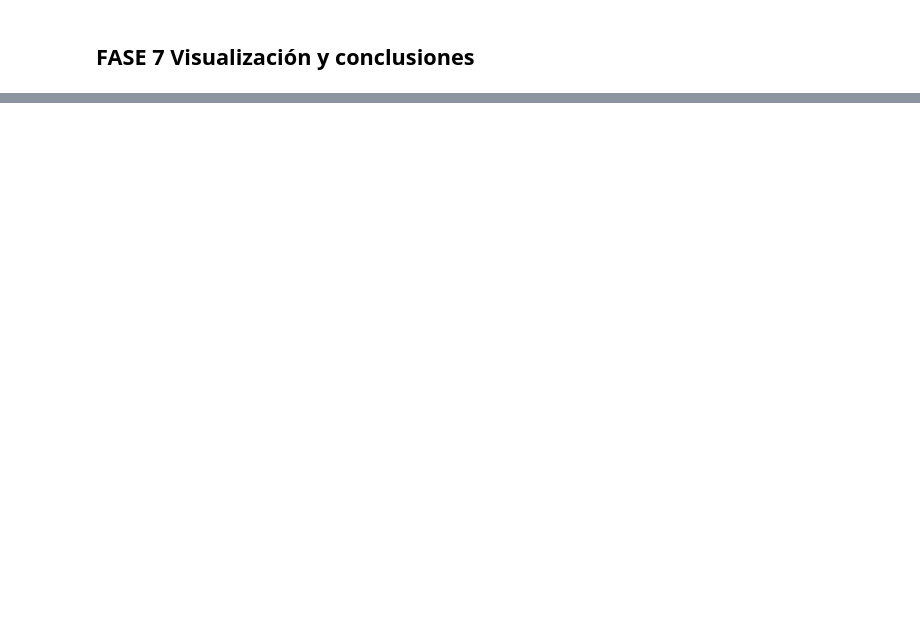
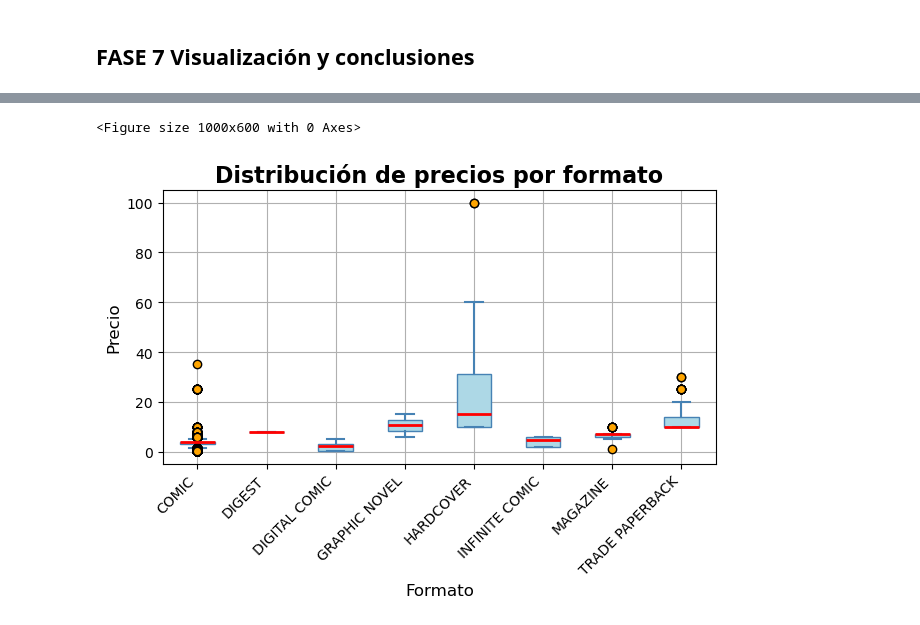
Before and after one commit to AntonioDavid333/tarea2-mongoDB, a Jupyter notebook: act1.ipynb, the cells around one changed output, grey strips where cells are left out. Cells and saved outputs as stored; diff of their text form; code cells hidden in the pictures; blank space fills up the shorter version.

```diff
--- a/act1.ipynb
+++ b/act1.ipynb
@@ -623,3 +624,5 @@ destino.insert_many(data_to_insert)
 InsertManyResult(['COMIC', 'HARDCOVER', 'TRADE PAPERBACK', 'MAGAZINE', 'DIGITAL COMIC', 'DIGEST', 'INFINITE COMIC', 'GRAPHIC NOVEL'], acknowledged=True)
 # %% [markdown]
 ## FASE 6 Rendimiento y diseño
+# %%
+curated = db["curated_marvel"]
@@ -627,0 +705,29 @@ InsertManyResult(['COMIC', 'HARDCOVER', 'TRADE PAPERBACK', 'MAGAZINE', 'DIGITAL
+# %%
+# Datos originales de precio y formato
+df_prices = pd.DataFrame(curated.find({}, {"Format":1, "Price":1}))
+
+plt.figure(figsize=(10,6))
+
+# Boxplot con colores personalizados
+box = df_prices.boxplot(
+    column="Price",
+    by="Format",
+    patch_artist=True,
+    boxprops=dict(facecolor='lightblue', color='steelblue'),
+    medianprops=dict(color='red', linewidth=2),
+    whiskerprops=dict(color='steelblue', linewidth=1.5),
+    capprops=dict(color='steelblue', linewidth=1.5),
+    flierprops=dict(marker='o', markerfacecolor='orange', markersize=6, linestyle='none')
+)
+
+plt.title("Distribución de precios por formato", fontsize=16, fontweight='bold')
+plt.suptitle("")
+plt.xlabel("Formato", fontsize=12)
+plt.ylabel("Precio", fontsize=12)
+plt.xticks(rotation=45, ha="right", fontsize=10)
+plt.yticks(fontsize=10)
+plt.tight_layout()
+plt.show()
+# %% [output]
+<Figure size 1000x600 with 0 Axes>
+[figure, added]
```
Also changed, not shown: parts of 20 cells of this notebook.
